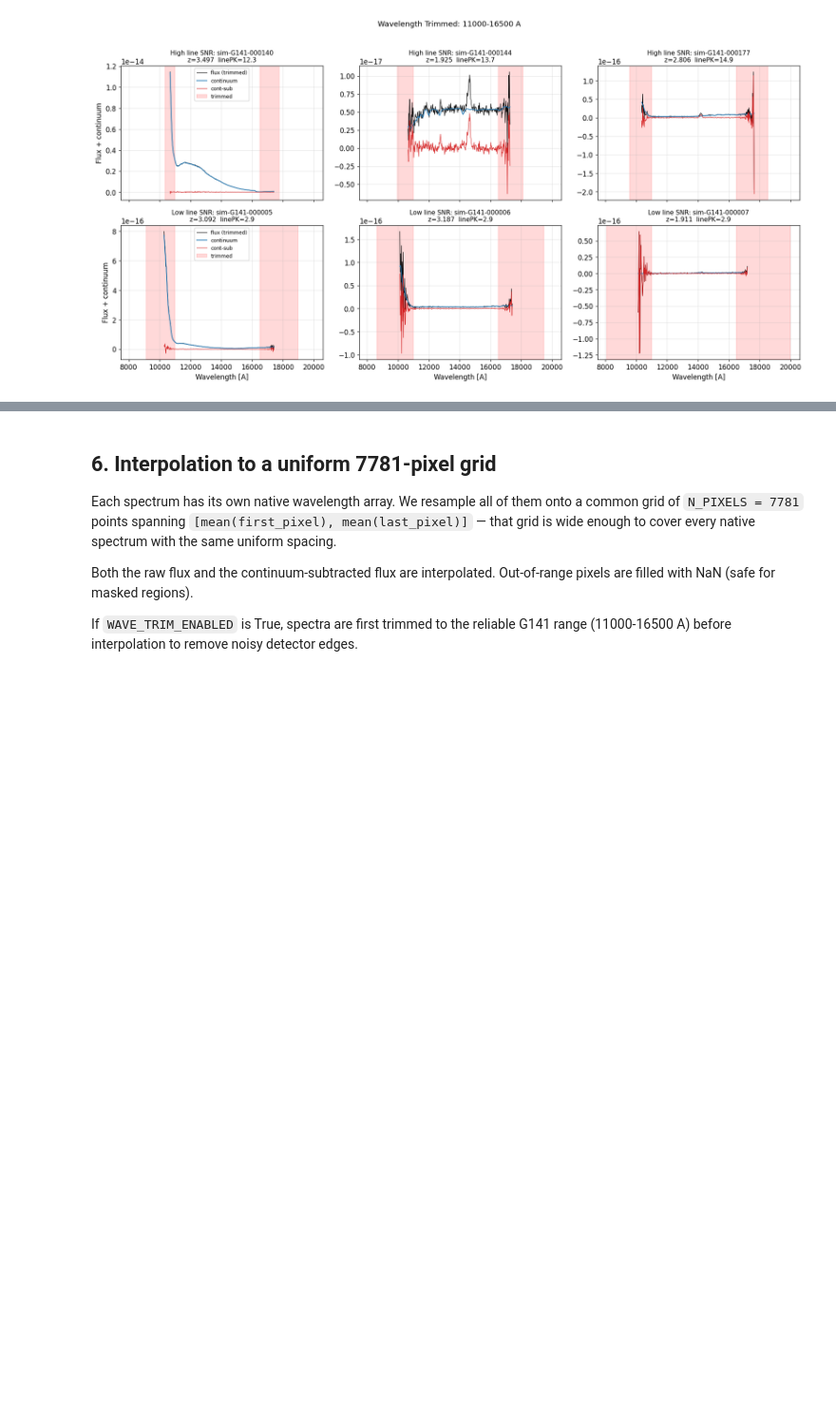
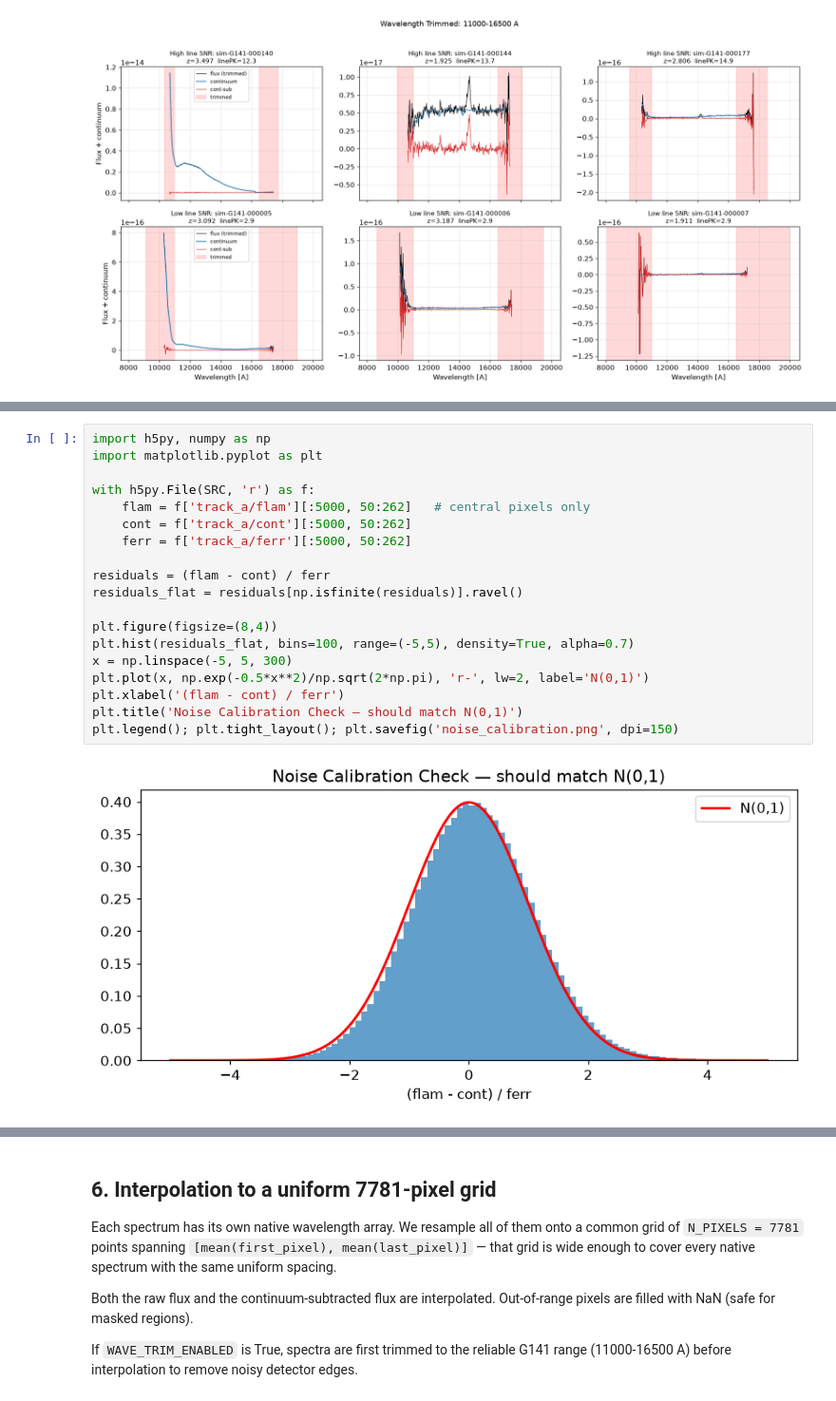
Before and after one commit to CliveKBinu/specpt-hst-sim, a Jupyter notebook: notebooks/01_data_exploration_and_training_format.ipynb, the cells around one changed output, grey strips where cells are left out. Shown at 95% size. Cells and saved outputs as stored; diff of their text form; blank space fills up the shorter version.

```diff
--- a/notebooks/01_data_exploration_and_training_format.ipynb
+++ b/notebooks/01_data_exploration_and_training_format.ipynb
@@ -434,0 +481,21 @@ else:
+# %%
+import h5py, numpy as np
+import matplotlib.pyplot as plt
+
+with h5py.File(SRC, 'r') as f:
+    flam = f['track_a/flam'][:5000, 50:262]   # central pixels only
+    cont = f['track_a/cont'][:5000, 50:262]
+    ferr = f['track_a/ferr'][:5000, 50:262]
+
+residuals = (flam - cont) / ferr
+residuals_flat = residuals[np.isfinite(residuals)].ravel()
+
+plt.figure(figsize=(8,4))
+plt.hist(residuals_flat, bins=100, range=(-5,5), density=True, alpha=0.7)
+x = np.linspace(-5, 5, 300)
+plt.plot(x, np.exp(-0.5*x**2)/np.sqrt(2*np.pi), 'r-', lw=2, label='N(0,1)')
+plt.xlabel('(flam - cont) / ferr')
+plt.title('Noise Calibration Check — should match N(0,1)')
+plt.legend(); plt.tight_layout(); plt.savefig('noise_calibration.png', dpi=150)
+# %% [output]
+[figure, added]
```
Also changed, not shown: parts of 7 cells of this notebook, 20 other files.
